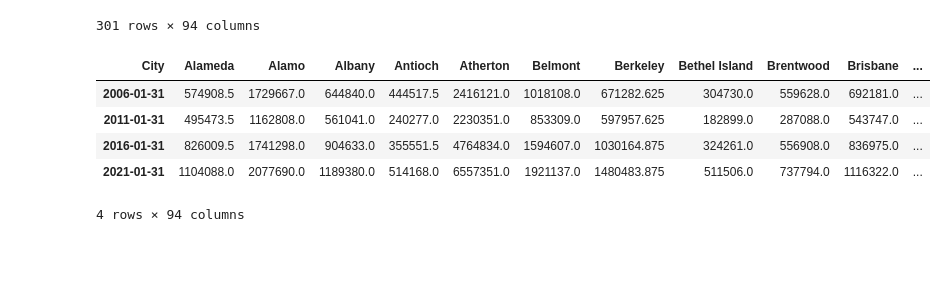
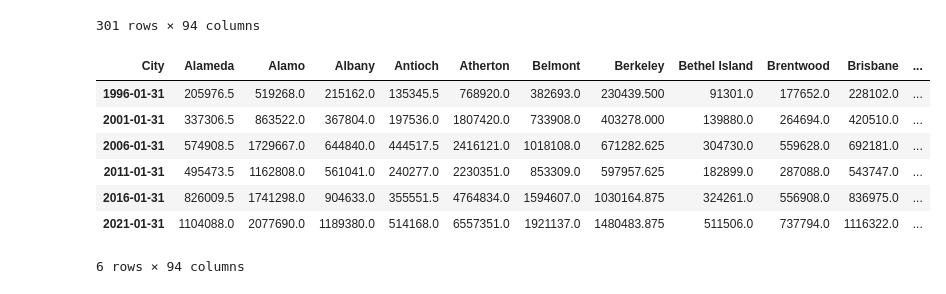
Before and after one commit to mightlee123/Project-2, a Jupyter notebook: Project_2-k.ipynb, the cells around one changed output. Drawn from its saved outputs; the diff is of its cells as text; code cells hidden in the pictures; blank space fills up the shorter version.

```diff
--- a/Project_2-k.ipynb
+++ b/Project_2-k.ipynb
@@ -108,15 +108,17 @@ yoy_percent_change
 301 rows × 94 columns
 # %%
 #percent_change of prices
-index_dates=["2006-01-31","2011-01-31","2016-01-31","2021-01-31"]
+index_dates=["1996-01-31","2001-01-31","2006-01-31","2011-01-31","2016-01-31","2021-01-31"]
 percent_change_df=pd.DataFrame(transposed_bayarea_price_df, index=index_dates)
 percent_change_df
 # %% [output]
 | City | Alameda | Alamo | Albany | Antioch | Atherton | Belmont | Berkeley | Bethel Island | Brentwood | Brisbane | ... |
+| 1996-01-31 | 205976.5 | 519268.0 | 215162.0 | 135345.5 | 768920.0 | 382693.0 | 230439.500 | 91301.0 | 177652.0 | 228102.0 | ... |
+| 2001-01-31 | 337306.5 | 863522.0 | 367804.0 | 197536.0 | 1807420.0 | 733908.0 | 403278.000 | 139880.0 | 264694.0 | 420510.0 | ... |
 | 2006-01-31 | 574908.5 | 1729667.0 | 644840.0 | 444517.5 | 2416121.0 | 1018108.0 | 671282.625 | 304730.0 | 559628.0 | 692181.0 | ... |
 | 2011-01-31 | 495473.5 | 1162808.0 | 561041.0 | 240277.0 | 2230351.0 | 853309.0 | 597957.625 | 182899.0 | 287088.0 | 543747.0 | ... |
 | 2016-01-31 | 826009.5 | 1741298.0 | 904633.0 | 355551.5 | 4764834.0 | 1594607.0 | 1030164.875 | 324261.0 | 556908.0 | 836975.0 | ... |
 | 2021-01-31 | 1104088.0 | 2077690.0 | 1189380.0 | 514168.0 | 6557351.0 | 1921137.0 | 1480483.875 | 511506.0 | 737794.0 | 1116322.0 | ... |
-4 rows × 94 columns
+6 rows × 94 columns
 # %%
 city_list=list(percent_change_df.columns)
```
Also changed, not shown: parts of 3 cells of this notebook.
